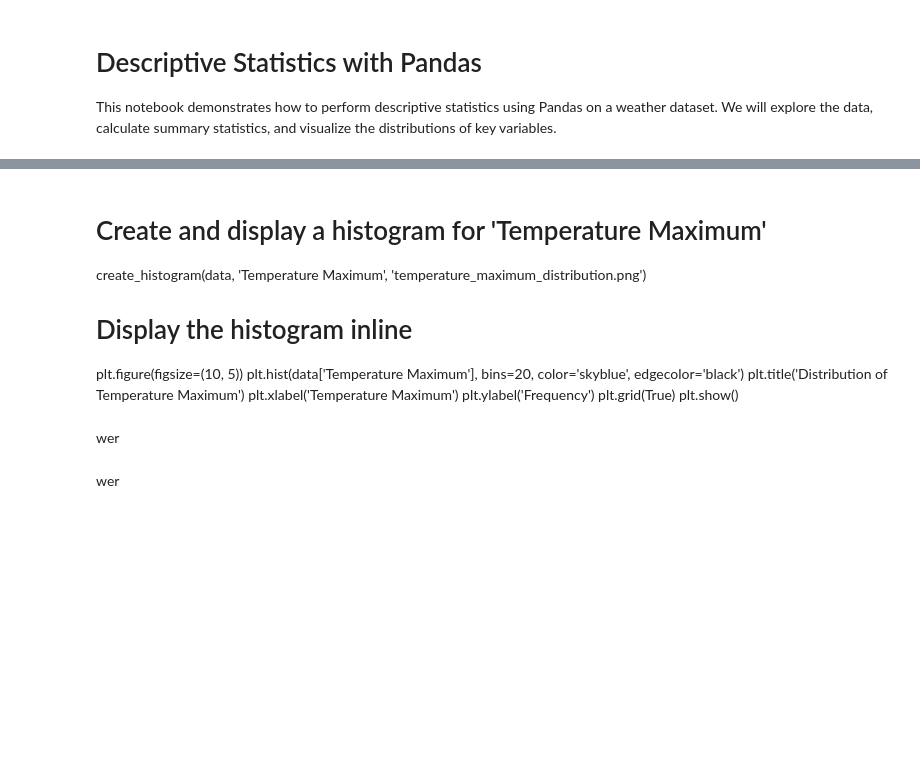
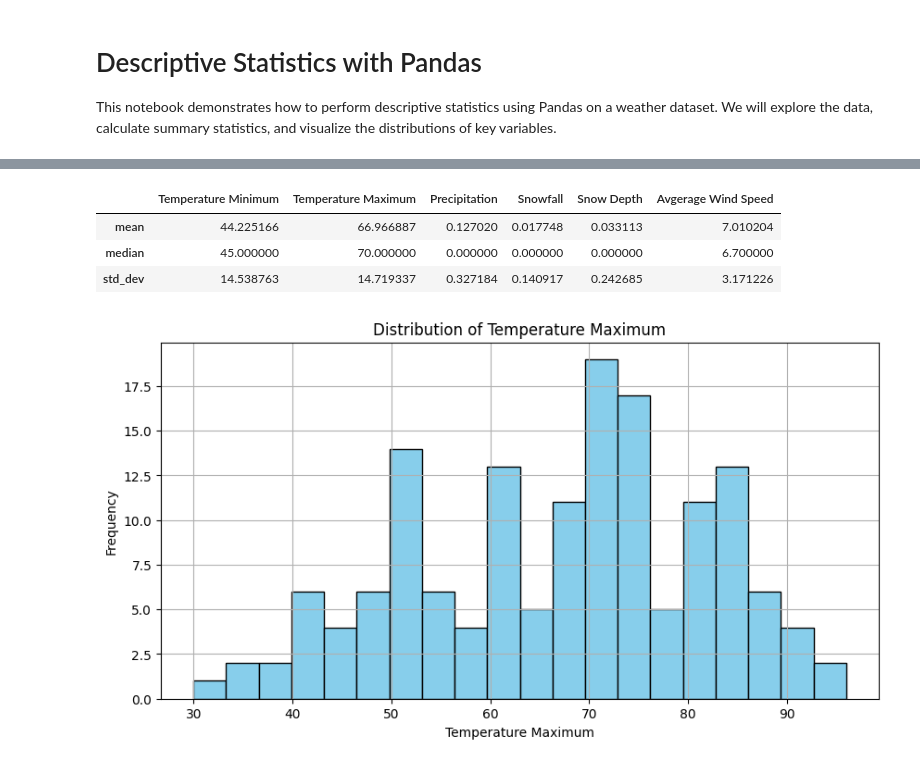
Before and after one commit to yijiaduke/yijia_ids706_individual1, a Jupyter notebook: main.ipynb, the cells around one changed output, grey strips where cells are left out. Cells and saved outputs as stored; diff of their text form; code cells hidden in the pictures; blank space fills up the shorter version.

```diff
--- a/main.ipynb
+++ b/main.ipynb
@@ -23,16 +27,36 @@ desc_stats
-# %% [markdown]
-# Create and display a histogram for 'Temperature Maximum'
-create_histogram(data, 'Temperature Maximum', 'temperature_maximum_distribution.png')
-
-# Display the histogram inline
-plt.figure(figsize=(10, 5))
-plt.hist(data['Temperature Maximum'], bins=20, color='skyblue', edgecolor='black')
-plt.title('Distribution of Temperature Maximum')
-plt.xlabel('Temperature Maximum')
-plt.ylabel('Frequency')
-plt.grid(True)
-plt.show()
-# %% [markdown]
-wer
-# %% [markdown]
-wer
+# %%
+# Calculate descriptive statistics
+desc_stats = calculate_statistics(data)
+desc_stats
+
+
+# # Calculate descriptive statistics using the provided function
+# desc_stats = calculate_statistics(data)
+
+# # Print the descriptive statistics
+# print(desc_stats)
+
+# # Assert that "Snowfall" is included in the columns of desc_stats
+# assert "Snowfall" in desc_stats.columns, "Column 'Snowfall' is missing in descriptive statistics."
+
+# # Print a confirmation message if the assertion passes
+# print("Column 'Snowfall' is included in descriptive statistics.")
+# %% [output]
+|  | Temperature Minimum | Temperature Maximum | Precipitation | Snowfall | Snow Depth | Avgerage Wind Speed |
+| mean | 44.225166 | 66.966887 | 0.127020 | 0.017748 | 0.033113 | 7.010204 |
+| median | 45.000000 | 70.000000 | 0.000000 | 0.000000 | 0.000000 | 6.700000 |
+| std_dev | 14.538763 | 14.719337 | 0.327184 | 0.140917 | 0.242685 | 3.171226 |
+# %%
+# Create and display a histogram for 'Temperature Maximum'
+create_histogram(data, 'Temperature Maximum', 'temperature_maximum_distribution.png')
+
+# Display the histogram inline
+plt.figure(figsize=(10, 5))
+plt.hist(data['Temperature Maximum'], bins=20, color='skyblue', edgecolor='black')
+plt.title('Distribution of Temperature Maximum')
+plt.xlabel('Temperature Maximum')
+plt.ylabel('Frequency')
+plt.grid(True)
+plt.show()
+# %% [output]
+[figure, added]
```
Also changed, not shown: parts of 3 cells of this notebook, 7 other files.
